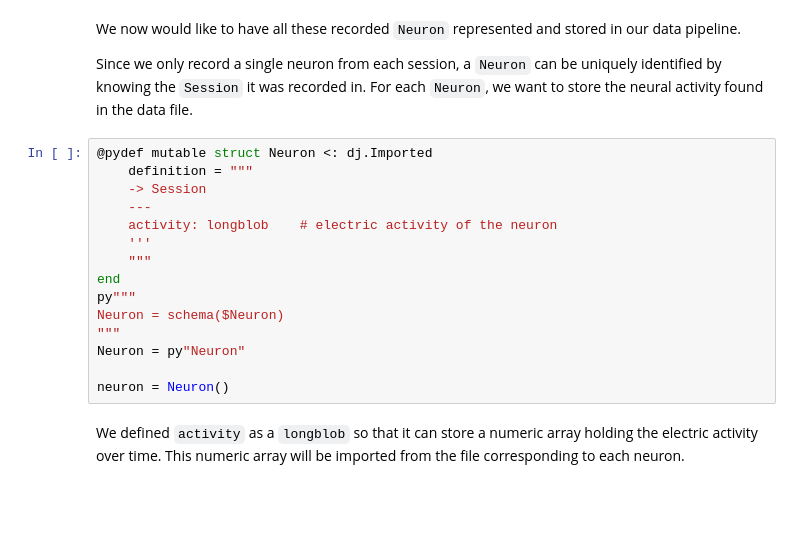
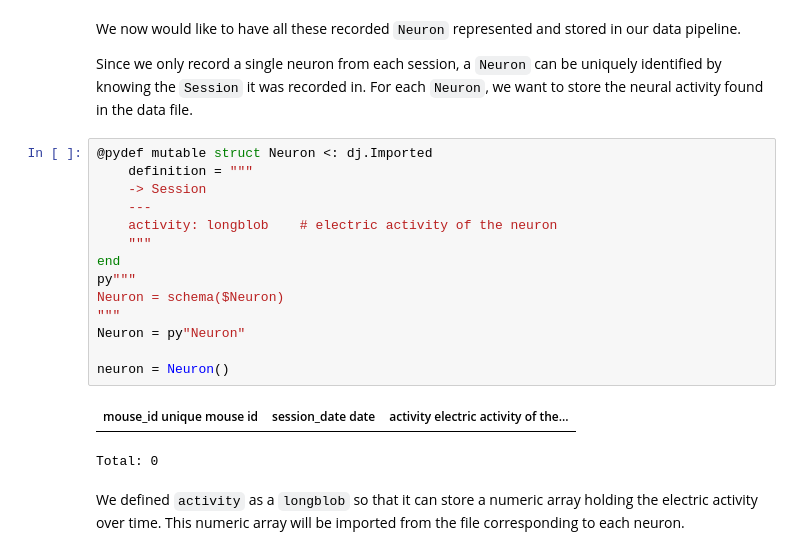
Before and after one commit to datajoint/neuronex_workshop_2018, a Jupyter notebook: julia/02-Imported and Computed Tables.ipynb, the cells around one changed output. Cells and saved outputs as stored; diff of their text form; blank space fills up the shorter version.

```diff
--- a/julia/02-Imported and Computed Tables.ipynb
+++ b/julia/02-Imported and Computed Tables.ipynb
@@ -191,18 +259,20 @@ Since we only record a single neuron from each session, a `Neuron` can be unique
 # %%
 @pydef mutable struct Neuron <: dj.Imported
     definition = """
     -> Session
     ---
     activity: longblob    # electric activity of the neuron
-    '''
     """
 end
 py"""
 Neuron = schema($Neuron)
 """
 Neuron = py"Neuron"
 
 neuron = Neuron()
+# %% [output]
+| mouse_id unique mouse id | session_date date | activity electric activity of the... |
+Total: 0
 # %% [markdown]
 We defined `activity` as a `longblob` so that it can store a numeric array holding the electric activity over time. This numeric array will be imported from the file corresponding to each neuron.
 # %% [markdown]
```
Also changed, not shown: parts of 63 cells of this notebook.
